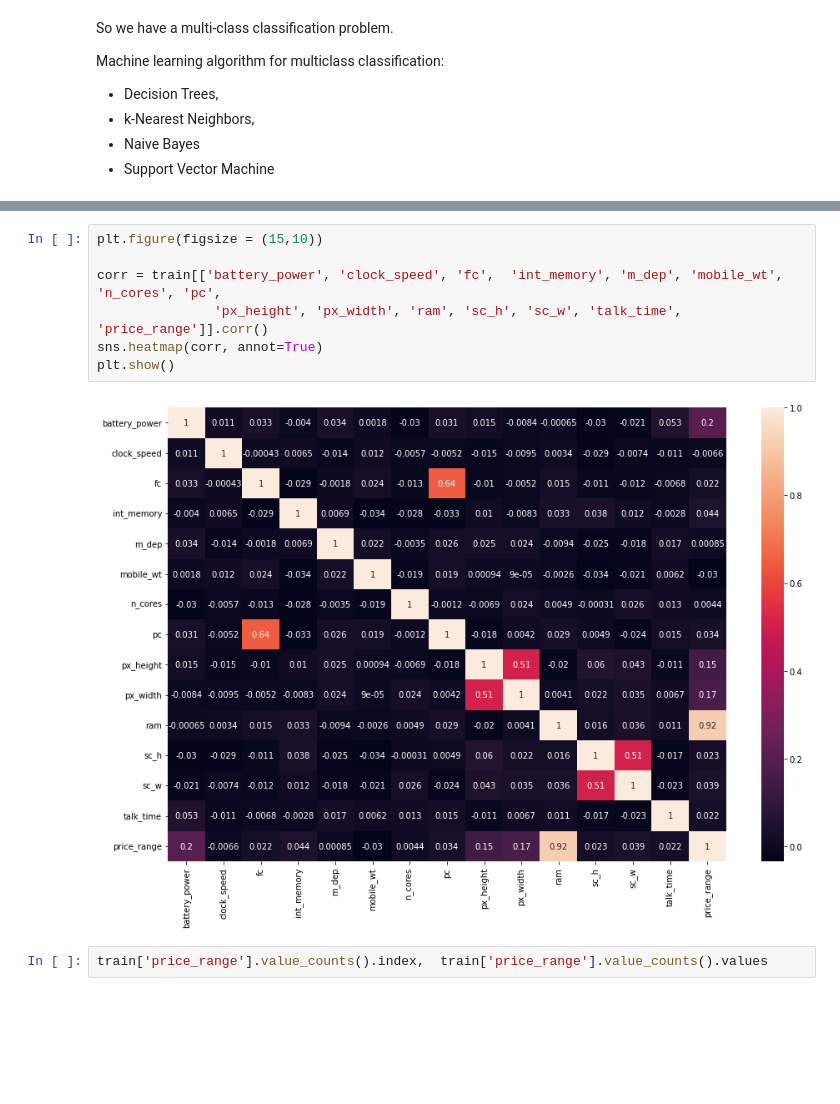
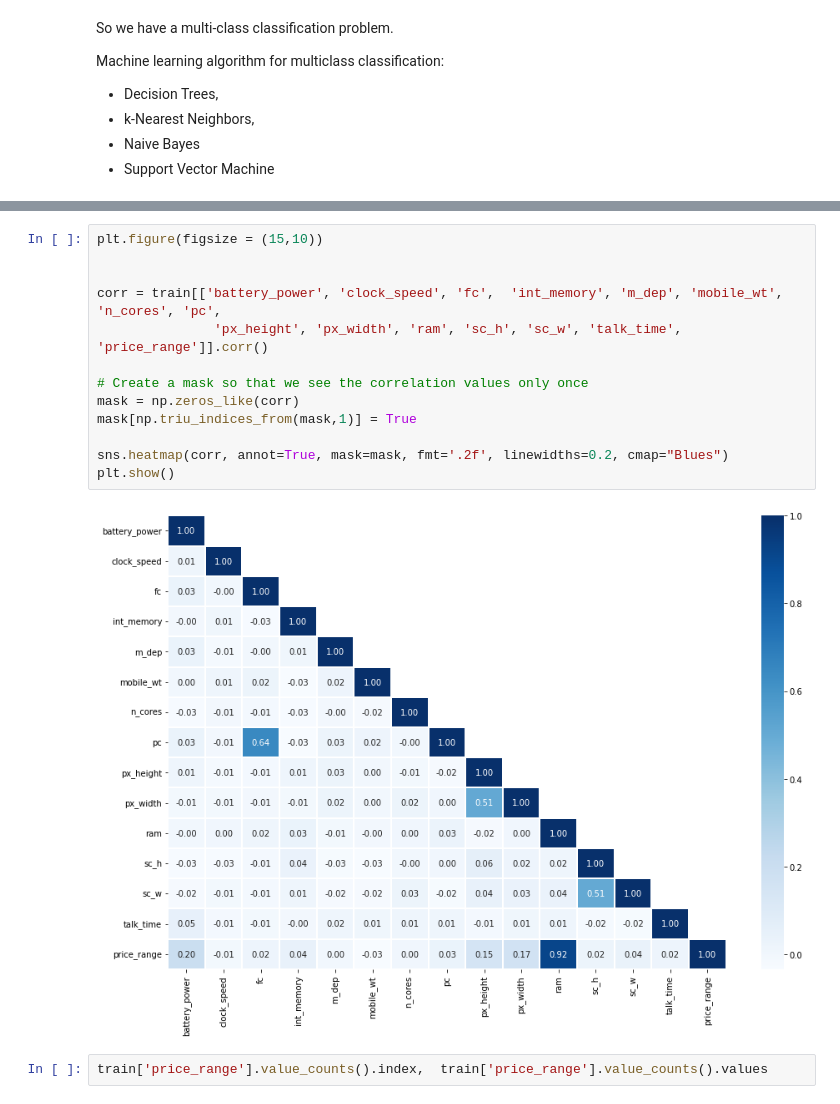
Before and after one commit to TatKhachatryan/Classification-Project, a Jupyter notebook: Mobile_Price_Classification.ipynb, the cells around one changed output, grey strips where cells are left out. Drawn from its saved outputs; the diff is of its cells as text; blank space fills up the shorter version.

```diff
--- a/Mobile_Price_Classification.ipynb
+++ b/Mobile_Price_Classification.ipynb
@@ -91,12 +90,18 @@ train.describe()
 # %%
 plt.figure(figsize = (15,10))
 
+
 corr = train[['battery_power', 'clock_speed', 'fc',  'int_memory', 'm_dep', 'mobile_wt', 'n_cores', 'pc',
                'px_height', 'px_width', 'ram', 'sc_h', 'sc_w', 'talk_time', 'price_range']].corr()
-sns.heatmap(corr, annot=True)
+
+# Create a mask so that we see the correlation values only once
+mask = np.zeros_like(corr)
+mask[np.triu_indices_from(mask,1)] = True
+
+sns.heatmap(corr, annot=True, mask=mask, fmt='.2f', linewidths=0.2, cmap="Blues")
 plt.show()
 # %% [output]
-[figure, old version]
+[figure, new version]
 # %%
 train['price_range'].value_counts().index,  train['price_range'].value_counts().values
 # %% [output]
```
Also changed, not shown: parts of 5 cells of this notebook.
